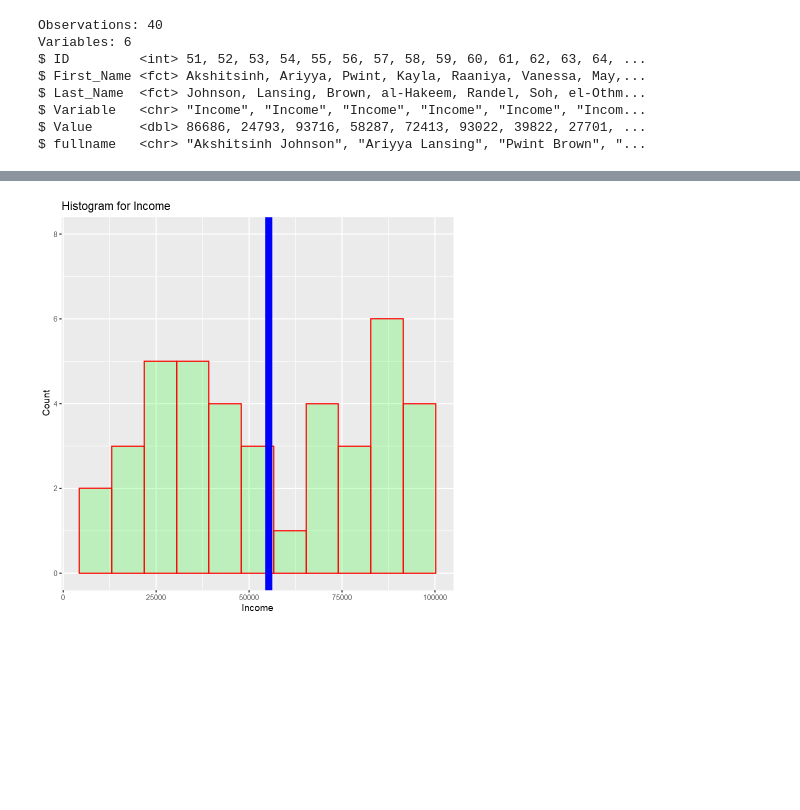
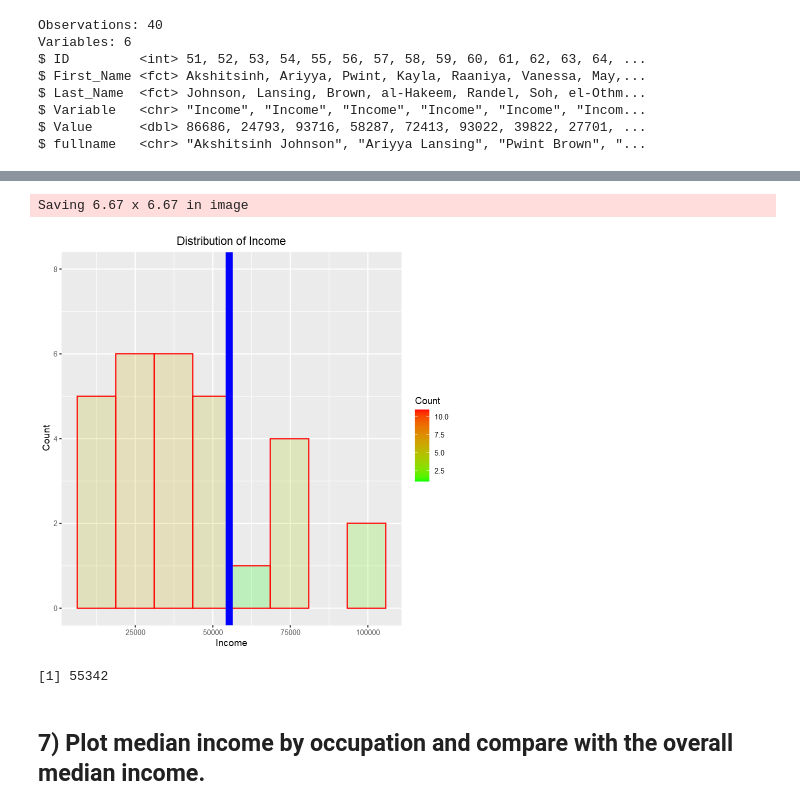
Before and after one commit to swapnasam/Data-Science, a Jupyter notebook: Tasks/Income_Occupation.ipynb, the cells around one changed output, grey strips where cells are left out. Drawn from its saved outputs; the diff is of its cells as text; code cells hidden in the pictures; blank space fills up the shorter version.

```diff
--- a/Tasks/Income_Occupation.ipynb
+++ b/Tasks/Income_Occupation.ipynb
@@ -397,22 +385,31 @@ text(x = median(Income_df_plot$Value) * 1.7,                 # Add text for medi
 # %%
-ggp <- ggplot(data.frame(Income_df_plot), aes(Income_df_plot$Value)) +    # Draw histogram
-  geom_histogram(bins = 11,
-                 col="red",
-                 fill="green",
-                 alpha = .2)+
-  labs(title="Histogram for Income", x="Income", y="Count") +
+# Draw histogram
+ggp <- ggplot(data.frame(Income_df_plot), aes(Income_df_plot$Value)) +
+       geom_histogram(bins = 8,  # Draw histogram
+                      col="red",
+                      aes(fill=..count..),
+                      alpha = .2)  +
+      ggtitle("Distribution of Income") +
+      theme(plot.title = element_text(hjust = 0.5))  +
+      labs(x="Income", y="Count") +
 
-  ylim(c(0,8))
+      ylim(c(0,8))+  scale_fill_gradient("Count", low="green", high="red")
 
-ggp +                                     # Draw histogram
-  geom_vline(xintercept = median(Income_df_plot$Value),      # Add line for median
+
+# Add line for median
+ggp +
+  geom_vline(xintercept = median(Income_df_plot$Value),
              col = "blue",
-             lwd = 3)  +
-  annotate("text",                        # Add text for median
-           x = median(Income_df_plot$Value) * 1.7,
-           y = median(Income_df_plot$Value) * 1.7,
-           label = paste("Median =", median(Income_df_plot$Value)),
-           col = "blue",
-           size = 4)
+             lwd = 3)
+
+# Save the image
+ggsave("Income_distribution_plot.png")
 # %% [output]
+Saving 6.67 x 6.67 in image
-[figure, old version]
+[figure, new version]
+# %%
+median(Income_df_plot$Value)
+# %% [output]
+[1] 55342
+# %% [markdown]
+## 7) Plot median income by occupation and compare with the overall median income.
```
Also changed, not shown: parts of 1 cell of this notebook.
